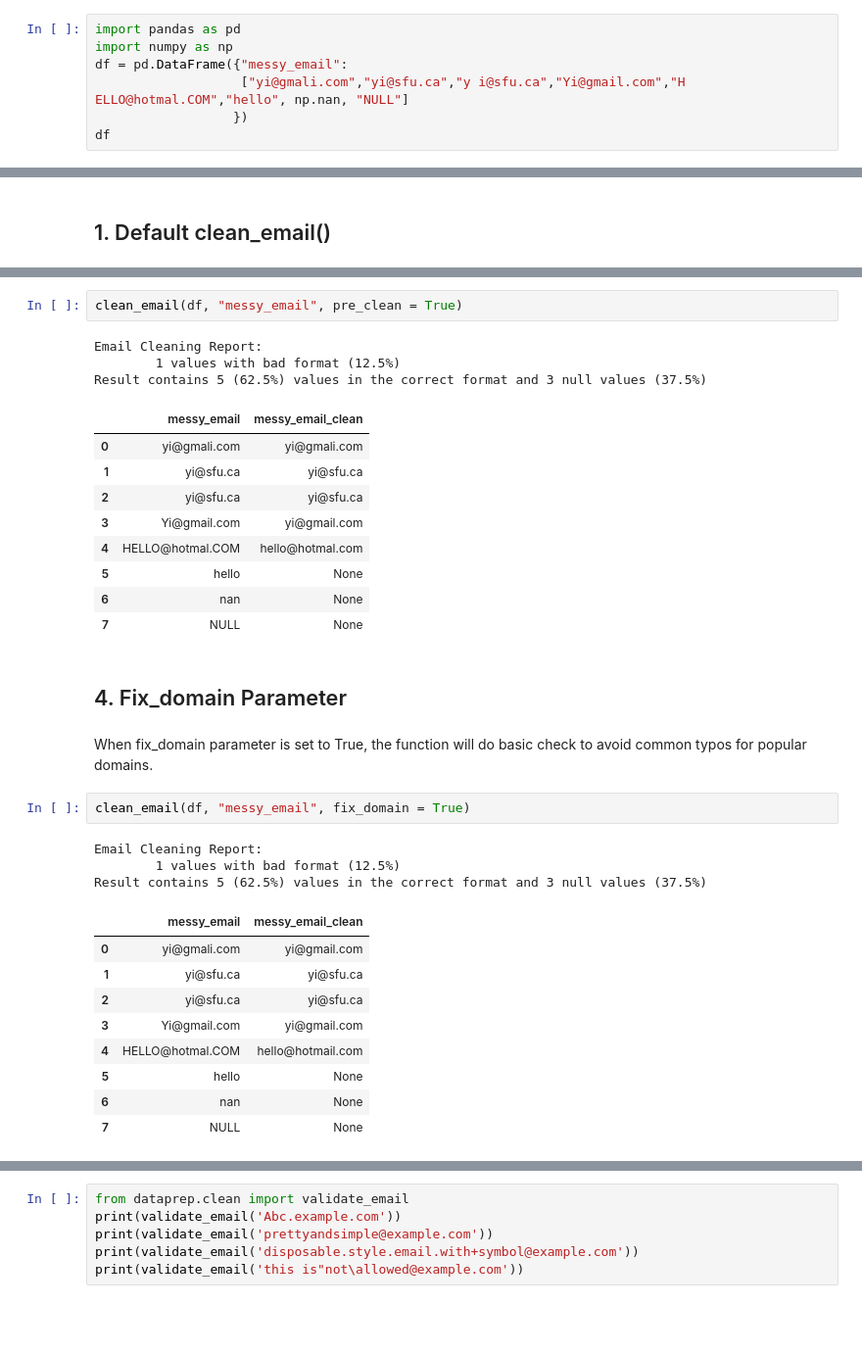
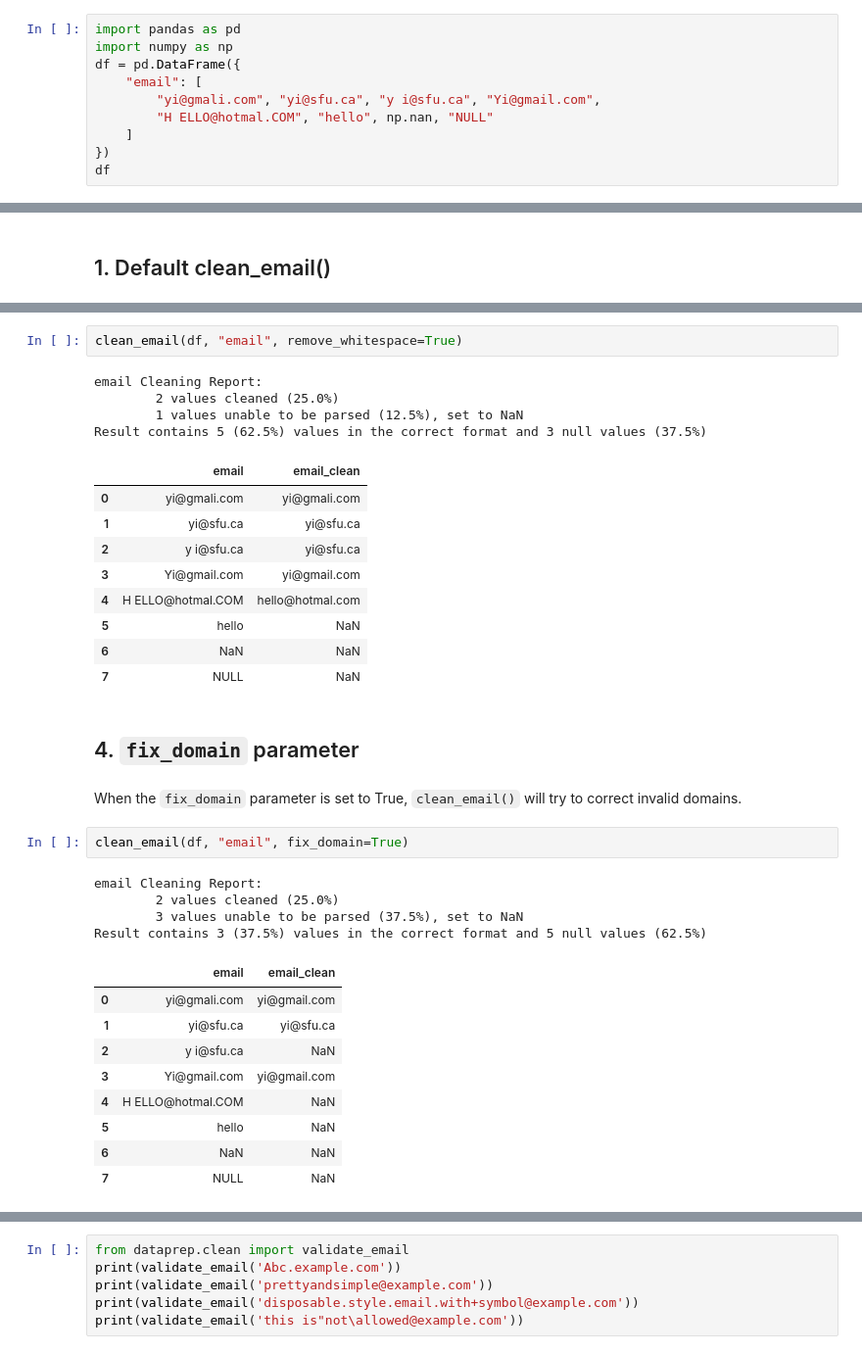
Before and after one commit to sfu-db/dataprep, a Jupyter notebook: docs/source/user_guide/clean/clean_email.ipynb, the cells around one changed output, grey strips where cells are left out. Shown at 98% size. Drawn from its saved outputs; the diff is of its cells as text; blank space fills up the shorter version.

```diff
--- a/docs/source/user_guide/clean/clean_email.ipynb
+++ b/docs/source/user_guide/clean/clean_email.ipynb
@@ -29,8 +38,11 @@ Parameters for validate_email():
 # %%
 import pandas as pd
 import numpy as np
-df = pd.DataFrame({"messy_email":
-                   ["yi@gmali.com","yi@sfu.ca","y i@sfu.ca","Yi@gmail.com","H ELLO@hotmal.COM","hello", np.nan, "NULL"]
-                  })
+df = pd.DataFrame({
+    "email": [
+        "yi@gmali.com", "yi@sfu.ca", "y i@sfu.ca", "Yi@gmail.com",
+        "H ELLO@hotmal.COM", "hello", np.nan, "NULL"
+    ]
+})
 df
 # %% [output]
@@ -90,35 +105,37 @@ when pre_clean parameter is set to True, the function will fix broken text in ad
 # %%
-clean_email(df, "messy_email", pre_clean = True)
+clean_email(df, "email", remove_whitespace=True)
 # %% [output]
-Email Cleaning Report:
-        1 values with bad format (12.5%)
+email Cleaning Report:
+        2 values cleaned (25.0%)
+        1 values unable to be parsed (12.5%), set to NaN
 Result contains 5 (62.5%) values in the correct format and 3 null values (37.5%)
-|  | messy_email | messy_email_clean |
+|  | email | email_clean |
 | 0 | yi@gmali.com | yi@gmali.com |
 | 1 | yi@sfu.ca | yi@sfu.ca |
-| 2 | yi@sfu.ca | yi@sfu.ca |
+| 2 | y i@sfu.ca | yi@sfu.ca |
 | 3 | Yi@gmail.com | yi@gmail.com |
-| 4 | HELLO@hotmal.COM | hello@hotmal.com |
-| 5 | hello | None |
-| 6 | nan | None |
-| 7 | NULL | None |
+| 4 | H ELLO@hotmal.COM | hello@hotmal.com |
+| 5 | hello | NaN |
+| 6 | NaN | NaN |
+| 7 | NULL | NaN |
 # %% [markdown]
-## 4. Fix_domain Parameter
+## 4. `fix_domain` parameter
 # %% [markdown]
-When fix_domain parameter is set to True, the function will do basic check to avoid common typos for popular domains.
+When the `fix_domain` parameter is set to True, `clean_email()` will try to correct invalid domains.
 # %%
-clean_email(df, "messy_email", fix_domain = True)
+clean_email(df, "email", fix_domain=True)
 # %% [output]
-Email Cleaning Report:
-        1 values with bad format (12.5%)
-Result contains 5 (62.5%) values in the correct format and 3 null values (37.5%)
+email Cleaning Report:
+        2 values cleaned (25.0%)
+        3 values unable to be parsed (37.5%), set to NaN
+Result contains 3 (37.5%) values in the correct format and 5 null values (62.5%)
-|  | messy_email | messy_email_clean |
+|  | email | email_clean |
 | 0 | yi@gmali.com | yi@gmail.com |
 | 1 | yi@sfu.ca | yi@sfu.ca |
-| 2 | yi@sfu.ca | yi@sfu.ca |
+| 2 | y i@sfu.ca | NaN |
 | 3 | Yi@gmail.com | yi@gmail.com |
-| 4 | HELLO@hotmal.COM | hello@hotmail.com |
-| 5 | hello | None |
-| 6 | nan | None |
-| 7 | NULL | None |
+| 4 | H ELLO@hotmal.COM | NaN |
+| 5 | hello | NaN |
+| 6 | NaN | NaN |
+| 7 | NULL | NaN |
 # %% [markdown]
```
Also changed, not shown: parts of 24 cells of this notebook, 13 other files.
